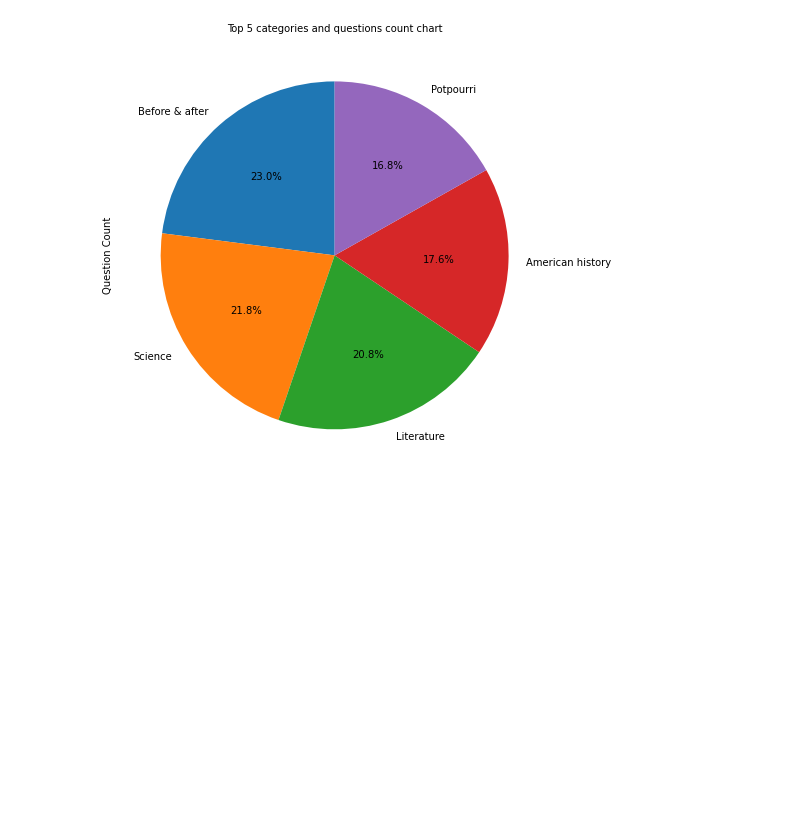
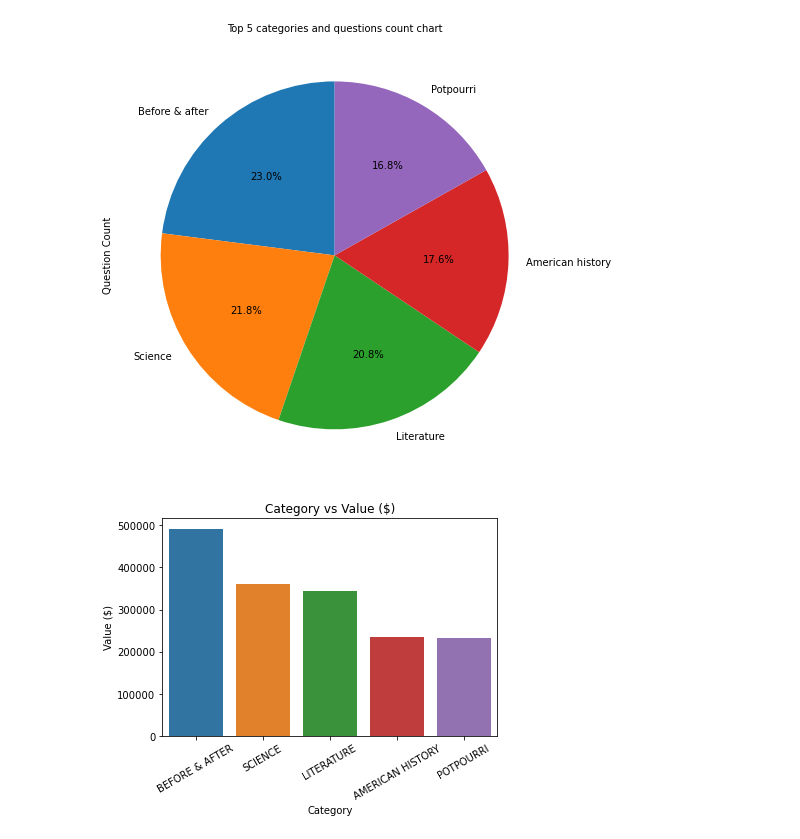
Before and after one commit to rooplaxmidesai/homework, a Jupyter notebook: week_06/week_06_group_exercise.ipynb, the cells around one changed output. Saved outputs shown, nothing was run; the diff lists cells and outputs as text; code cells hidden in the pictures; blank space fills up the shorter version.

```diff
--- a/week_06/week_06_group_exercise.ipynb
+++ b/week_06/week_06_group_exercise.ipynb
@@ -176,3 +176,11 @@ ax.set_title("Top 5 categories and questions count chart",fontsize=10)
 plt.show()
 # %% [output]
 [figure]
+# %%
+sns.barplot(x=sorted_jeopardy_category_df.index,y="Value", data = sorted_jeopardy_category_df)
+plt.xticks(rotation=30)
+plt.title("Category vs Value ($)")
+plt.ylabel("Value ($)")
+plt.show()
+# %% [output]
+[figure, added]
```
Also changed, not shown: parts of 1 cell of this notebook.
